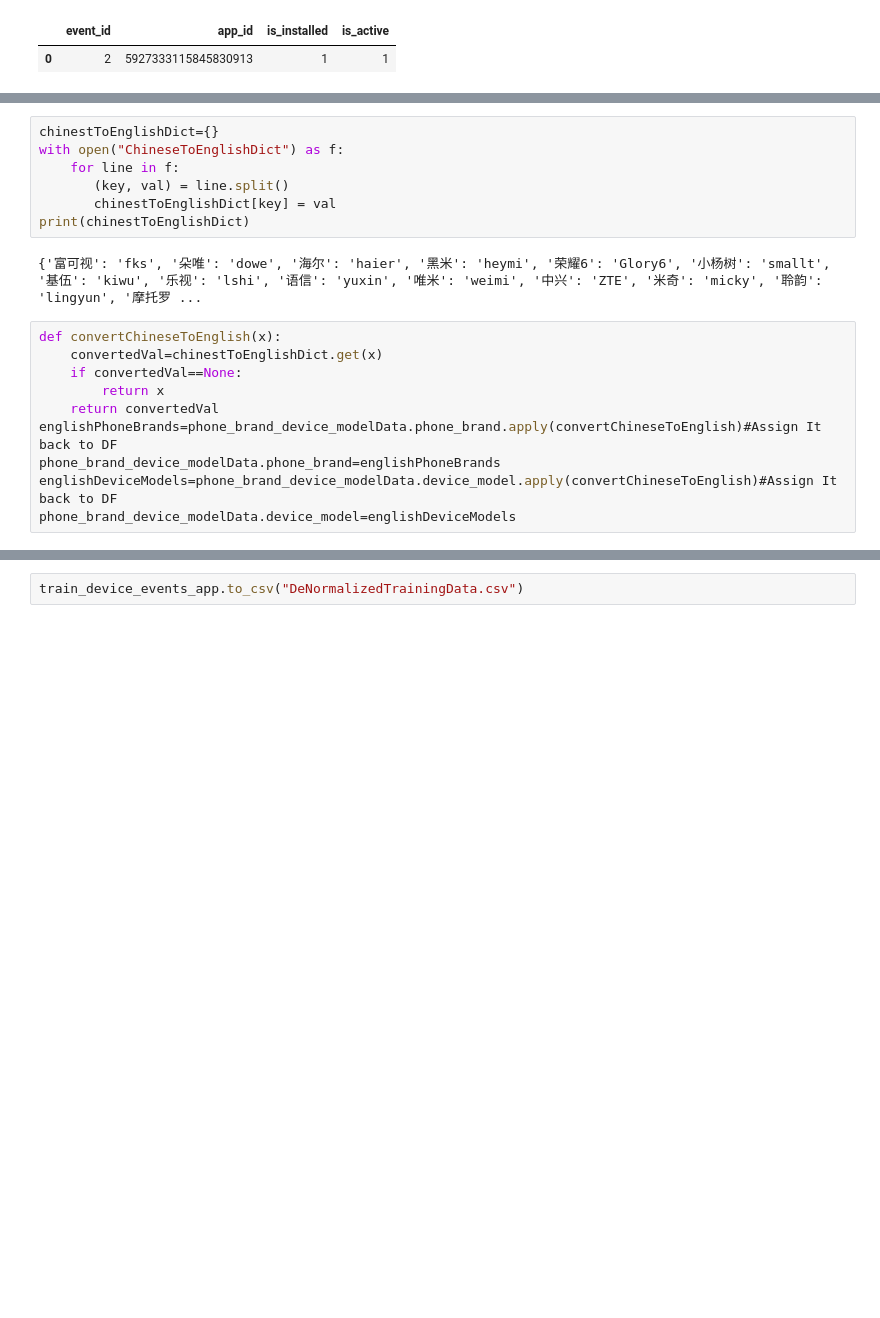
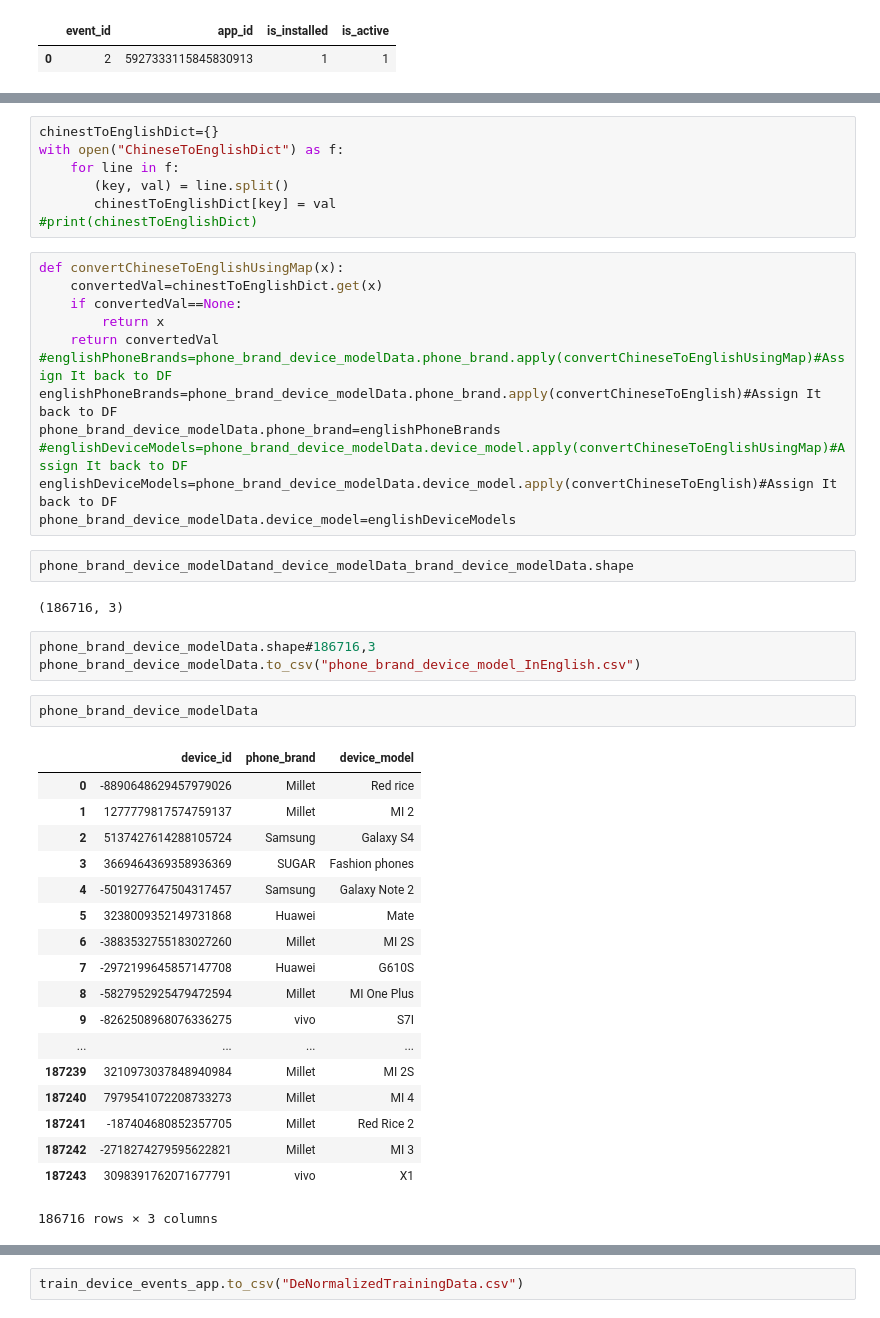
Before and after one commit to alokkumary2j/Talking-Data, a Jupyter notebook: UnderstandData.ipynb, the cells around one changed output, grey strips where cells are left out. Cells and saved outputs as stored; diff of their text form; blank space fills up the shorter version.

```diff
--- a/UnderstandData.ipynb
+++ b/UnderstandData.ipynb
@@ -146,19 +178,47 @@ with open("ChineseToEnglishDict") as f:
     for line in f:
        (key, val) = line.split()
        chinestToEnglishDict[key] = val
-print(chinestToEnglishDict)
+#print(chinestToEnglishDict)
-# %% [output]
-{'富可视': 'fks', '朵唯': 'dowe', '海尔': 'haier', '黑米': 'heymi', '荣耀6': 'Glory6', '小杨树': 'smallt', '基伍': 'kiwu', '乐视': 'lshi', '语信': 'yuxin', '唯米': 'weimi', '中兴': 'ZTE', '米奇': 'micky', '聆韵': 'lingyun', '摩托罗 ...
 # %%
-def convertChineseToEnglish(x):
+def convertChineseToEnglishUsingMap(x):
     convertedVal=chinestToEnglishDict.get(x)
     if convertedVal==None:
         return x
     return convertedVal
+#englishPhoneBrands=phone_brand_device_modelData.phone_brand.apply(convertChineseToEnglishUsingMap)#Assign It back to DF
 englishPhoneBrands=phone_brand_device_modelData.phone_brand.apply(convertChineseToEnglish)#Assign It back to DF
 phone_brand_device_modelData.phone_brand=englishPhoneBrands
+#englishDeviceModels=phone_brand_device_modelData.device_model.apply(convertChineseToEnglishUsingMap)#Assign It back to DF
 englishDeviceModels=phone_brand_device_modelData.device_model.apply(convertChineseToEnglish)#Assign It back to DF
 phone_brand_device_modelData.device_model=englishDeviceModels
+# %%
+phone_brand_device_modelDatand_device_modelData_brand_device_modelData.shape
+# %% [output]
+(186716, 3)
+# %%
+phone_brand_device_modelData.shape#186716,3
+phone_brand_device_modelData.to_csv("phone_brand_device_model_InEnglish.csv")
+# %%
+phone_brand_device_modelData
+# %% [output]
+|  | device_id | phone_brand | device_model |
+| 0 | -8890648629457979026 | Millet | Red rice |
+| 1 | 1277779817574759137 | Millet | MI 2 |
+| 2 | 5137427614288105724 | Samsung | Galaxy S4 |
+| 3 | 3669464369358936369 | SUGAR | Fashion phones |
+| 4 | -5019277647504317457 | Samsung | Galaxy Note 2 |
+| 5 | 3238009352149731868 | Huawei | Mate |
+| 6 | -3883532755183027260 | Millet | MI 2S |
+| 7 | -2972199645857147708 | Huawei | G610S |
+| 8 | -5827952925479472594 | Millet | MI One Plus |
+| 9 | -8262508968076336275 | vivo | S7I |
+| ... | ... | ... | ... |
+| 187239 | 3210973037848940984 | Millet | MI 2S |
+| 187240 | 7979541072208733273 | Millet | MI 4 |
+| 187241 | -187404680852357705 | Millet | Red Rice 2 |
+| 187242 | -2718274279595622821 | Millet | MI 3 |
+| 187243 | 3098391762071677791 | vivo | X1 |
+186716 rows × 3 columns
 # %%
 #Concatenating TrainFile with Device Information
 train_device = pd.concat([trainFile, phone_brand_device_modelData], axis=1, join_axes=[trainFile.index])
```
Also changed, not shown: parts of 37 cells of this notebook, 10 other files.
